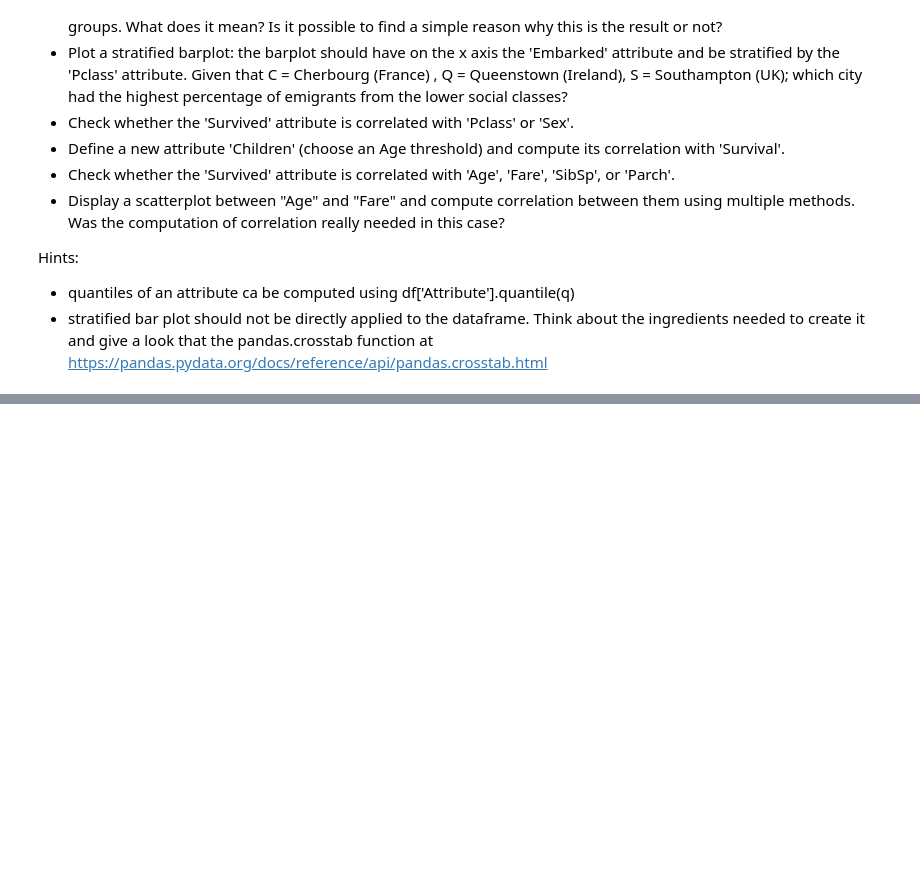
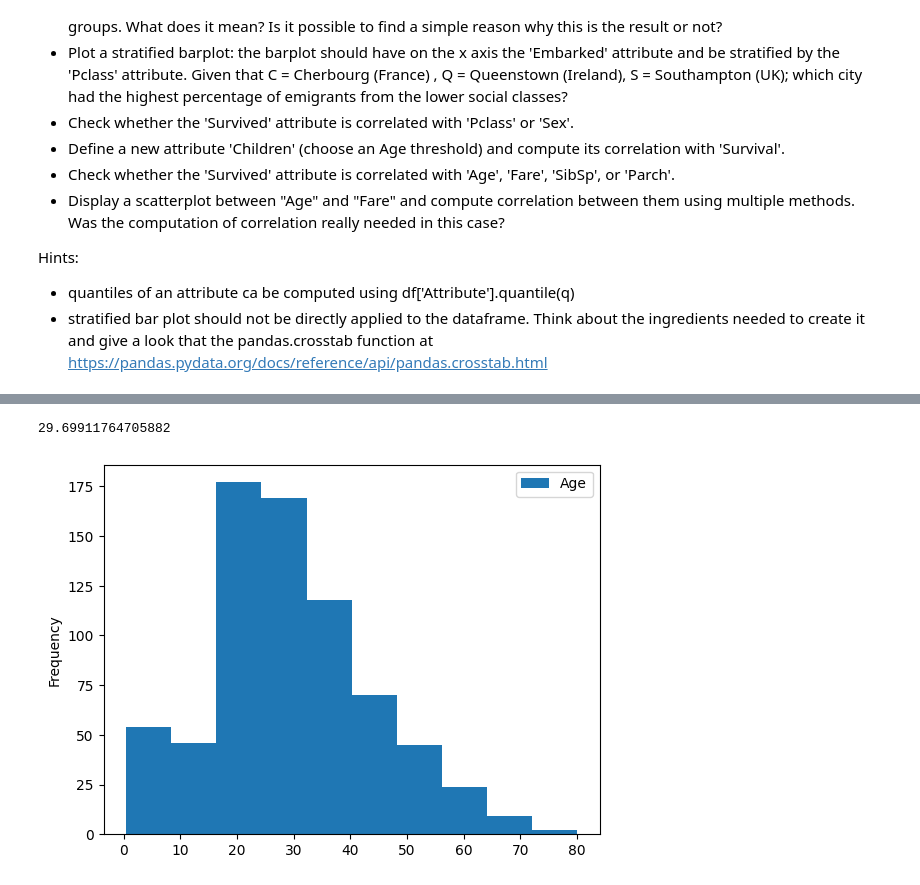
Before and after one commit to ManuelTestoni/BigData, a Jupyter notebook: Explorative_Data_Analysis/EDA1_S.ipynb, the cells around one changed output, grey strips where cells are left out. Saved outputs shown, nothing was run; the diff lists cells and outputs as text; code cells hidden in the pictures; blank space fills up the shorter version.

```diff
--- a/Explorative_Data_Analysis/EDA1_S.ipynb
+++ b/Explorative_Data_Analysis/EDA1_S.ipynb
@@ -176,0 +200,9 @@ Hints:
+# %%
+df.plot.hist(column='Age')
+#Notiamo che come ci si poteva aspettare l'età ha una distribuzione con dei picchi tra i 20-30 anni mentre agli estremi risultano essere
+#sempre meno i partecipanti. Solitamente infatti ha una distribuzione a campana.
+
+print(df['Age'].mean())
+# %% [output]
+29.69911764705882
+[figure, added]
```
Also changed, not shown: parts of 8 cells of this notebook, 1 other file.
